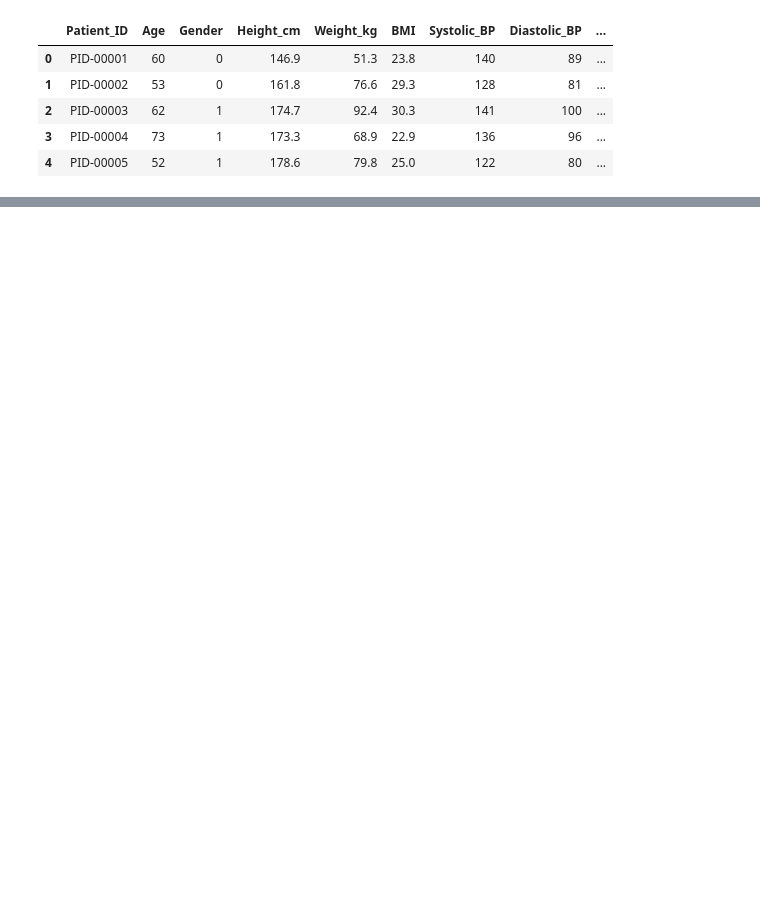
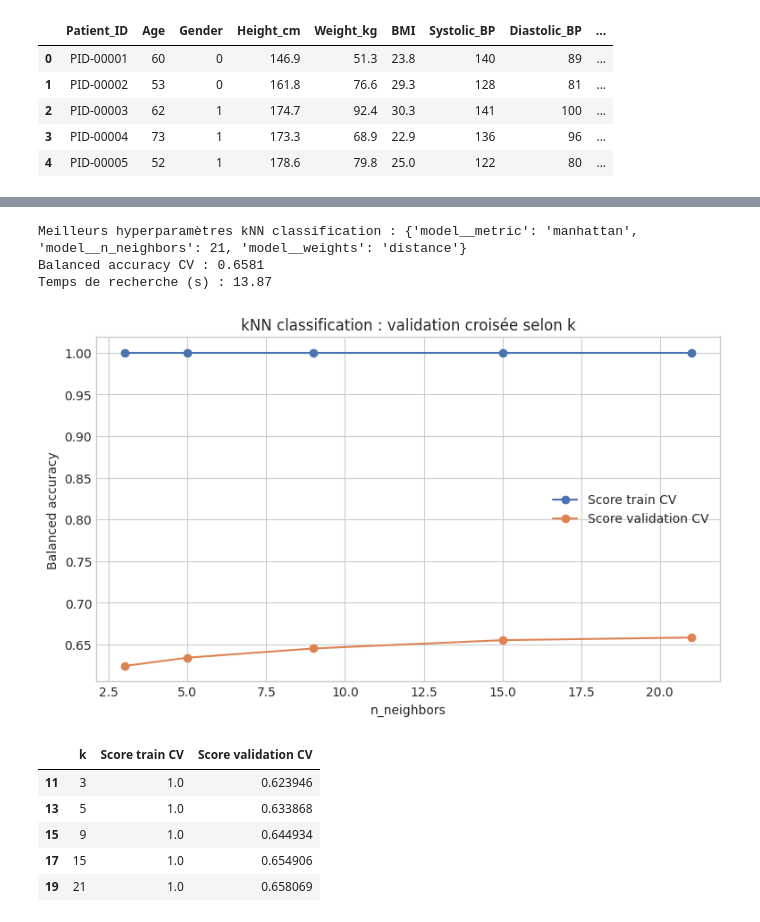
Before and after one commit to corentinbrand/ML-project, a Jupyter notebook: analyses_python/kNN_SVM_gus.ipynb, the cells around one changed output, grey strips where cells are left out. Cells and saved outputs as stored; diff of their text form; code cells hidden in the pictures; blank space fills up the shorter version.

```diff
--- a/analyses_python/kNN_SVM_gus.ipynb
+++ b/analyses_python/kNN_SVM_gus.ipynb
@@ -1117,0 +192,60 @@ Ce type d'analyse est donc moins une recherche du modèle "magique" qu'un travai
+# %%
+knn_clf_pipe = Pipeline([
+    ('preprocessor', preprocessor_class),
+    ('model', KNeighborsClassifier())
+])
+
+knn_clf_grid = {
+    'model__n_neighbors': [3, 5, 9, 15, 21],
+    'model__weights': ['uniform', 'distance'],
+    'model__metric': ['euclidean', 'manhattan'],
+}
+
+start = time.perf_counter()
+knn_clf_search = GridSearchCV(
+    knn_clf_pipe,
+    knn_clf_grid,
+    cv=cv_class,
+    scoring='balanced_accuracy',
+    n_jobs=-1,
+    return_train_score=True,
+)
+knn_clf_search.fit(Xc_train, yc_train)
+knn_clf_time = time.perf_counter() - start
+
+print('Meilleurs hyperparamètres kNN classification :', knn_clf_search.best_params_)
+print('Balanced accuracy CV :', round(knn_clf_search.best_score_, 4))
+print('Temps de recherche (s) :', round(knn_clf_time, 2))
+# %% [output]
+Meilleurs hyperparamètres kNN classification : {'model__metric': 'manhattan', 'model__n_neighbors': 21, 'model__weights': 'distance'}
+Balanced accuracy CV : 0.6581
+Temps de recherche (s) : 13.87
+# %%
+knn_clf_results = pd.DataFrame(knn_clf_search.cv_results_)
+knn_clf_curve = knn_clf_results[
+    (knn_clf_results['param_model__weights'] == knn_clf_search.best_params_['model__weights'])
+    & (knn_clf_results['param_model__metric'] == knn_clf_search.best_params_['model__metric'])
+].sort_values('param_model__n_neighbors')
+
+plt.figure(figsize=(9, 5))
+plt.plot(knn_clf_curve['param_model__n_neighbors'].astype(int), knn_clf_curve['mean_train_score'], marker='o', label='Score train CV')
+plt.plot(knn_clf_curve['param_model__n_neighbors'].astype(int), knn_clf_curve['mean_test_score'], marker='o', label='Score validation CV')
+plt.xlabel('n_neighbors')
+plt.ylabel('Balanced accuracy')
+plt.title('kNN classification : validation croisée selon k')
+plt.legend()
+plt.show()
+
+knn_clf_curve[['param_model__n_neighbors', 'mean_train_score', 'mean_test_score']].rename(columns={
+    'param_model__n_neighbors': 'k',
+    'mean_train_score': 'Score train CV',
+    'mean_test_score': 'Score validation CV',
+})
+# %% [output]
+[figure, added]
+|  | k | Score train CV | Score validation CV |
+| 11 | 3 | 1.0 | 0.623946 |
+| 13 | 5 | 1.0 | 0.633868 |
+| 15 | 9 | 1.0 | 0.644934 |
+| 17 | 15 | 1.0 | 0.654906 |
+| 19 | 21 | 1.0 | 0.658069 |
```
Also changed, not shown: parts of 81 cells of this notebook.
